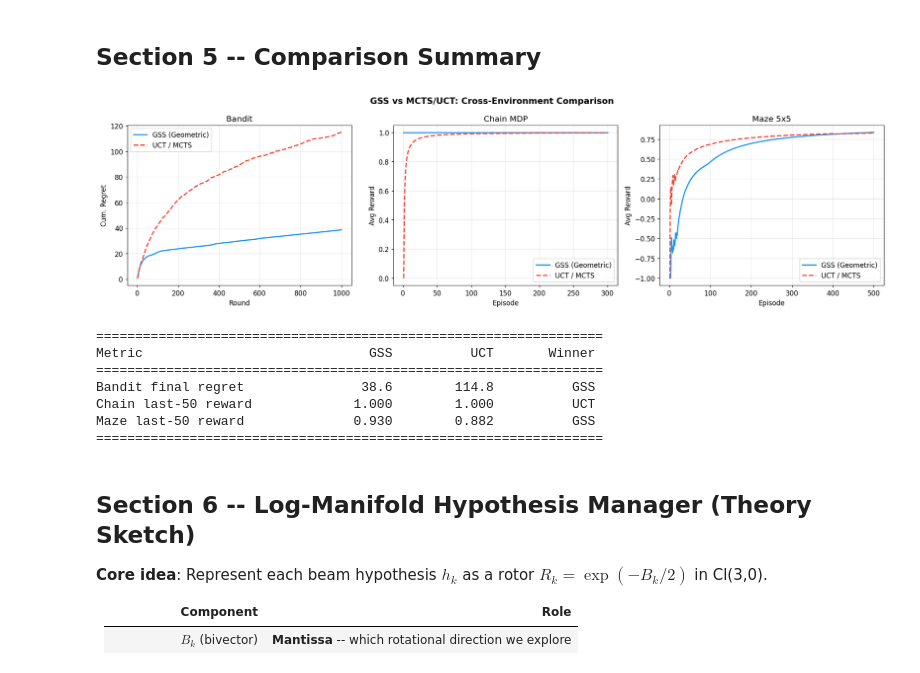
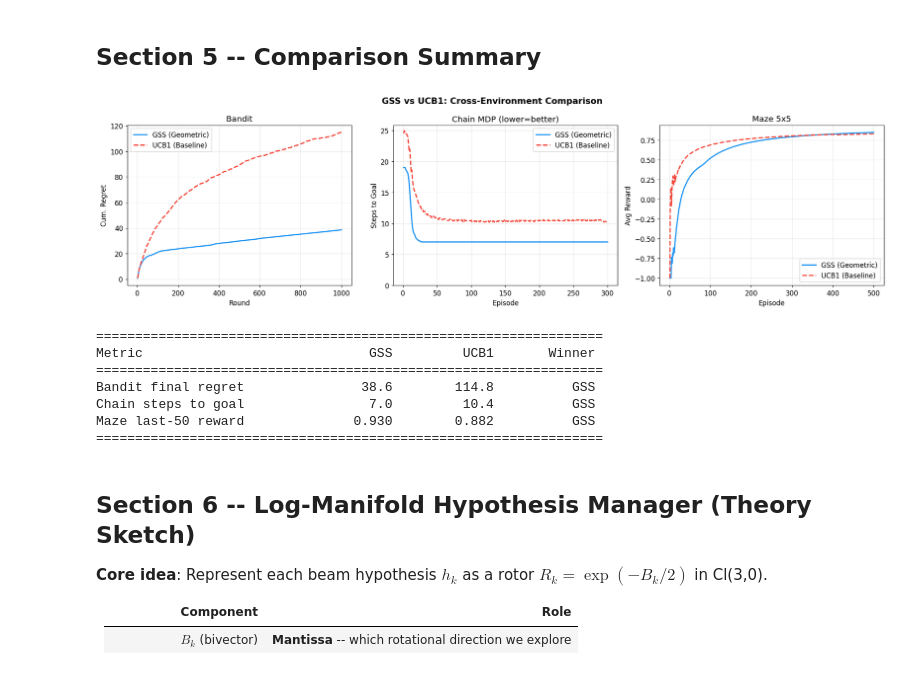
Before and after one commit to Concode0/GSS-Research, a Jupyter notebook: gss_research.ipynb, the cells around one changed output. Cells and saved outputs as stored; diff of their text form; code cells hidden in the pictures.

```diff
--- a/gss_research.ipynb
+++ b/gss_research.ipynb
@@ -641,7 +647,7 @@ class GSSChainAgent:
             n = max(1, self.N[s, a])
             s2 = self._next_state(s, a)
             bv = relational_bv_norm(self.state_mvs[s], self.state_mvs[s2])
-            explore = math.tanh(self.c / math.sqrt(n)) * bv
+            explore = math.tanh(self.c * bv / math.sqrt(n))
             scores.append(self.Q[s, a] + explore)
         return int(np.argmax(scores))
 
@@ -675,6 +681,7 @@ class UCTChainAgent:
 
 def run_chain(n_states=8, n_episodes=300, max_steps=50, n_seeds=10):
     results = {n: [] for n in ('gss', 'uct')}
+    steps_to_goal = {n: [] for n in ('gss', 'uct')}
     value_est = {n: [] for n in ('gss', 'uct')}
     visit_maps = {n: [] for n in ('gss', 'uct')}
     for seed in range(n_seeds):
@@ -682,25 +689,31 @@ def run_chain(n_states=8, n_episodes=300, max_steps=50, n_seeds=10):
         env = ChainMDP(n_states)
         agents = {'gss': GSSChainAgent(n_states), 'uct': UCTChainAgent(n_states)}
         ep_rew = {k: [] for k in agents}
+        ep_steps = {k: [] for k in agents}
         for ep in range(n_episodes):
             for name, ag in agents.items():
-                s = env.reset(); tot = 0.0
+                s = env.reset(); tot = 0.0; n_steps = 0
                 for _ in range(max_steps):
                     a = ag.select_action(s)
                     s2, r, done = env.step(a)
                     ag.update(s, a, r, s2, done)
-                    s = s2; tot += r
+                    s = s2; tot += r; n_steps += 1
                     if done: break
                 ep_rew[name].append(tot)
+                ep_steps[name].append(n_steps)
         for name, ag in agents.items():
             results[name].append(ep_rew[name])
+            steps_to_goal[name].append(ep_steps[name])
             value_est[name].append(ag.Q.max(axis=1).copy())
             visit_maps[name].append(ag.N.sum(axis=1).copy())
-    return results, value_est, visit_maps
+    return results, steps_to_goal, value_est, visit_maps
 
 print('Running Chain MDP (10 seeds x 300 episodes)...')
-chain_res, chain_vals, chain_visits = run_chain()
+chain_res, chain_steps, chain_vals, chain_visits = run_chain()
 print('Done.')
+gss_mean_steps = np.array(chain_steps['gss']).mean()
+uct_mean_steps = np.array(chain_steps['uct']).mean()
+print(f'Mean steps to goal: GSS={gss_mean_steps:.1f}  UCT={uct_mean_steps:.1f}')
 # %% [output]
 Running Chain MDP (10 seeds x 300 episodes)...
 Done.
@@ -809,7 +837,7 @@ class GSSMazeAgent:
             n = max(1, self.N[sid, a])
             sid2 = self._next_state_id(s, a)
             bv = relational_bv_norm(self.mvs[sid], self.mvs[sid2])
-            explore = math.tanh(self.c / math.sqrt(n)) * bv
+            explore = math.tanh(self.c * bv / math.sqrt(n))
             scores.append(self.Q[sid, a] + explore)
         return int(np.argmax(scores))
 
@@ -953,49 +981,56 @@ plt.tight_layout(); plt.show()
 # %%
 fig, axes = plt.subplots(1, 3, figsize=(18, 5))
 
+# Bandit: cumulative regret
 for name, (label, color, ls) in styles.items():
     axes[0].plot(np.arange(1, 1001), np.array(bandit_res[name]).mean(0),
                  color=color, ls=ls, lw=2, label=label)
 axes[0].set_xlabel('Round'); axes[0].set_ylabel('Cum. Regret')
 axes[0].set_title('Bandit'); axes[0].legend(); axes[0].grid(True, alpha=.3)
 
+# Chain: steps to goal (smoothed) — much more informative than flat reward=1.0
+from scipy.ndimage import uniform_filter1d
 for name, (label, color, ls) in styles.items():
-    d = np.array(chain_res[name])
-    axes[1].plot(np.arange(1, 301), (np.cumsum(d, axis=1) / np.arange(1, d.shape[1]+1)).mean(0),
+    d = np.array(chain_steps[name])
+    smoothed = uniform_filter1d(d.astype(float), size=20, axis=1)
+    axes[1].plot(np.arange(1, 301), smoothed.mean(0),
                  color=color, ls=ls, lw=2, label=label)
-axes[1].set_xlabel('Episode'); axes[1].set_ylabel('Avg Reward')
-axes[1].set_title('Chain MDP'); axes[1].legend(); axes[1].grid(True, alpha=.3)
+axes[1].set_xlabel('Episode'); axes[1].set_ylabel('Steps to Goal')
+axes[1].set_title('Chain MDP (lower=better)'); axes[1].legend(); axes[1].grid(True, alpha=.3)
+axes[1].set_ylim(0, None)
 
+# Maze: cumulative average reward
 for name, (label, color, ls) in styles.items():
     d = np.array(maze_res[name])
     axes[2].plot(np.arange(1, 501), (np.cumsum(d, axis=1) / np.arange(1, d.shape[1]+1)).mean(0),
                  color=color, ls=ls, lw=2, label=label)
 axes[2].set_xlabel('Episode'); axes[2].set_ylabel('Avg Reward')
 axes[2].set_title('Maze 5x5'); axes[2].legend(); axes[2].grid(True, alpha=.3)
 
-plt.suptitle('GSS vs MCTS/UCT: Cross-Environment Comparison', fontsize=14, fontweight='bold')
+plt.suptitle('GSS vs UCB1: Cross-Environment Comparison', fontsize=14, fontweight='bold')
 plt.tight_layout(); plt.show()
 
+# Summary table with steps-to-goal for chain
 print('\n' + '='*65)
-print(f'{"Metric":<25} {"GSS":>12} {"UCT":>12} {"Winner":>12}')
+print(f'{"Metric":<25} {"GSS":>12} {"UCB1":>12} {"Winner":>12}')
 print('='*65)
 gr = np.array(bandit_res['gss'])[:, -1].mean()
 ur = np.array(bandit_res['uct'])[:, -1].mean()
-print(f'{"Bandit final regret":<25} {gr:>12.1f} {ur:>12.1f} {"GSS" if gr < ur else "UCT":>12}')
-gc = np.array(chain_res['gss'])[:, -50:].mean()
-uc = np.array(chain_res['uct'])[:, -50:].mean()
-print(f'{"Chain last-50 reward":<25} {gc:>12.3f} {uc:>12.3f} {"GSS" if gc > uc else "UCT":>12}')
+print(f'{"Bandit final regret":<25} {gr:>12.1f} {ur:>12.1f} {"GSS" if gr < ur else "UCB1":>12}')
+gs = np.array(chain_steps['gss'])[:, -50:].mean()
+us = np.array(chain_steps['uct'])[:, -50:].mean()
+print(f'{"Chain steps to goal":<25} {gs:>12.1f} {us:>12.1f} {"GSS" if gs < us else "UCB1":>12}')
 gm = np.array(maze_res['gss'])[:, -50:].mean()
 um = np.array(maze_res['uct'])[:, -50:].mean()
-print(f'{"Maze last-50 reward":<25} {gm:>12.3f} {um:>12.3f} {"GSS" if gm > um else "UCT":>12}')
+print(f'{"Maze last-50 reward":<25} {gm:>12.3f} {um:>12.3f} {"GSS" if gm > um else "UCB1":>12}')
 print('='*65)
 # %% [output]
-[figure, old version]
+[figure, new version]
 =================================================================
-Metric                             GSS          UCT       Winner
+Metric                             GSS         UCB1       Winner
 =================================================================
 Bandit final regret               38.6        114.8          GSS
-Chain last-50 reward             1.000        1.000          UCT
+Chain steps to goal                7.0         10.4          GSS
 Maze last-50 reward              0.930        0.882          GSS
 =================================================================
 # %% [markdown]
```
Also changed, not shown: parts of 15 cells of this notebook, 1 other file.
